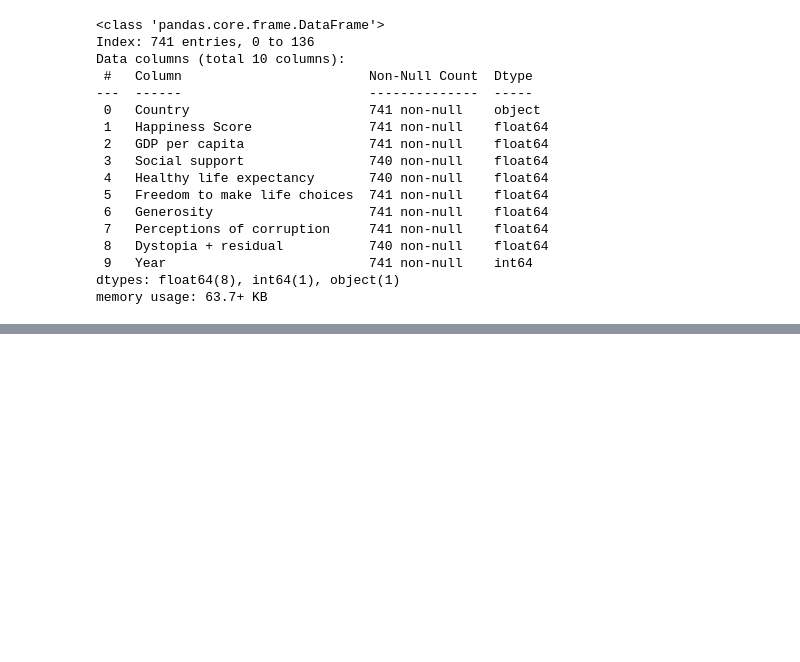
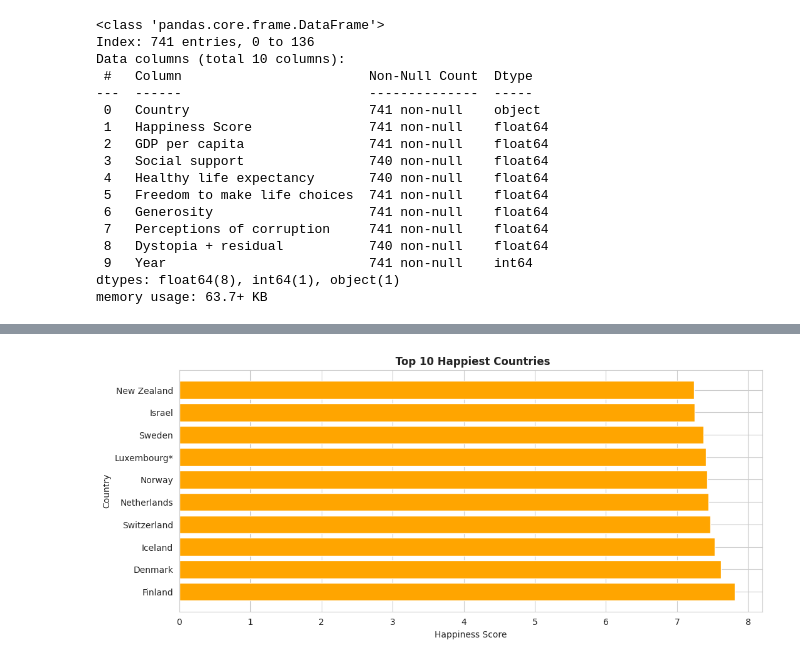
Before and after one commit to Karlajack/pydata_analysis, a Jupyter notebook: Pydatacapstoneproject_Worldhappiness.ipynb, the cells around one changed output, grey strips where cells are left out. Cells and saved outputs as stored; diff of their text form; code cells hidden in the pictures; blank space fills up the shorter version.

```diff
--- a/Pydatacapstoneproject_Worldhappiness.ipynb
+++ b/Pydatacapstoneproject_Worldhappiness.ipynb
@@ -83,5 +83,6 @@ df.head()
 | 3 | Iceland | 7.494 | 1.380 | 1.624 | 1.026 | 0.591 | ... |
 | 4 | Netherlands | 7.488 | 1.396 | 1.522 | 0.999 | 0.557 | ... |
 # %%
+df['Year'] = df['Year'].astype(str)
+
 df = df.set_index('Year')
-df
@@ -139,0 +126,12 @@ Passing `palette` without assigning `hue` is deprecated and will be removed in v
+# %%
+df_h= df.groupby('Country')[['Happiness Score']].mean().sort_values(by='Happiness Score',ascending=False).head(10).reset_index()
+plt.figure(figsize=(12,5))
+Country=df_h['Country']
+values=df_h['Happiness Score']
+plt.barh(Country, values,color='Orange')
+plt.title(" Top 10 Happiest Countries",fontsize=12,fontweight='bold')
+plt.xlabel("Happiness Score")
+plt.ylabel("Country")
+plt.show()
+# %% [output]
+[figure, added]
```
Also changed, not shown: parts of 8 cells of this notebook.
